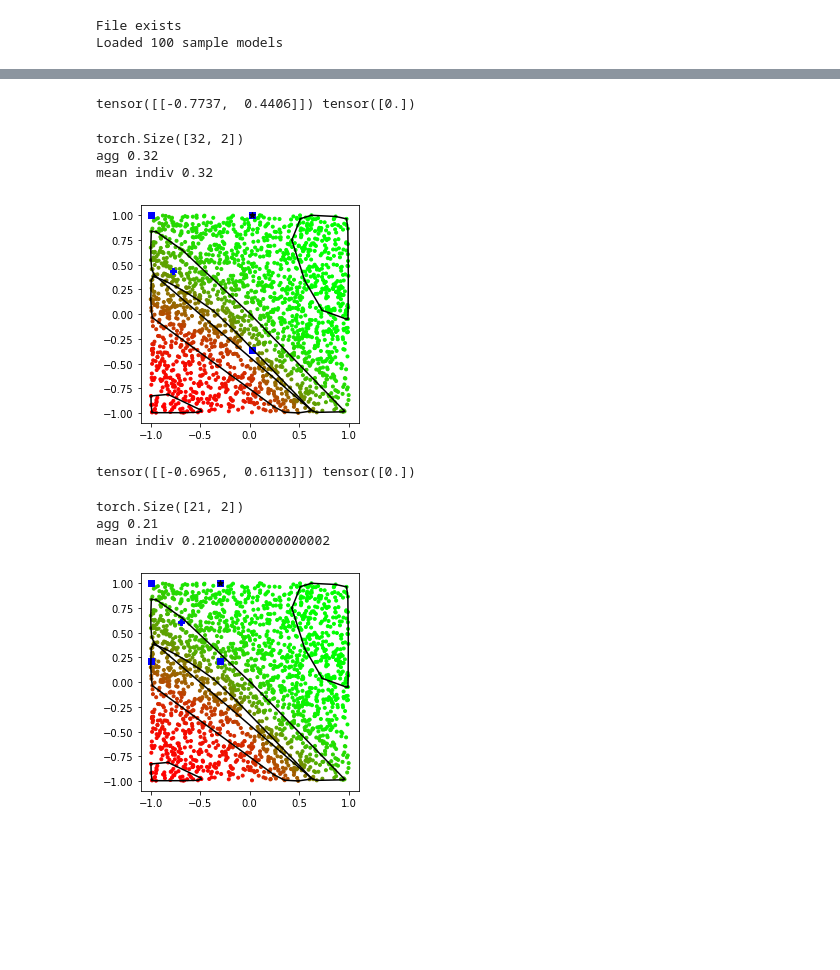
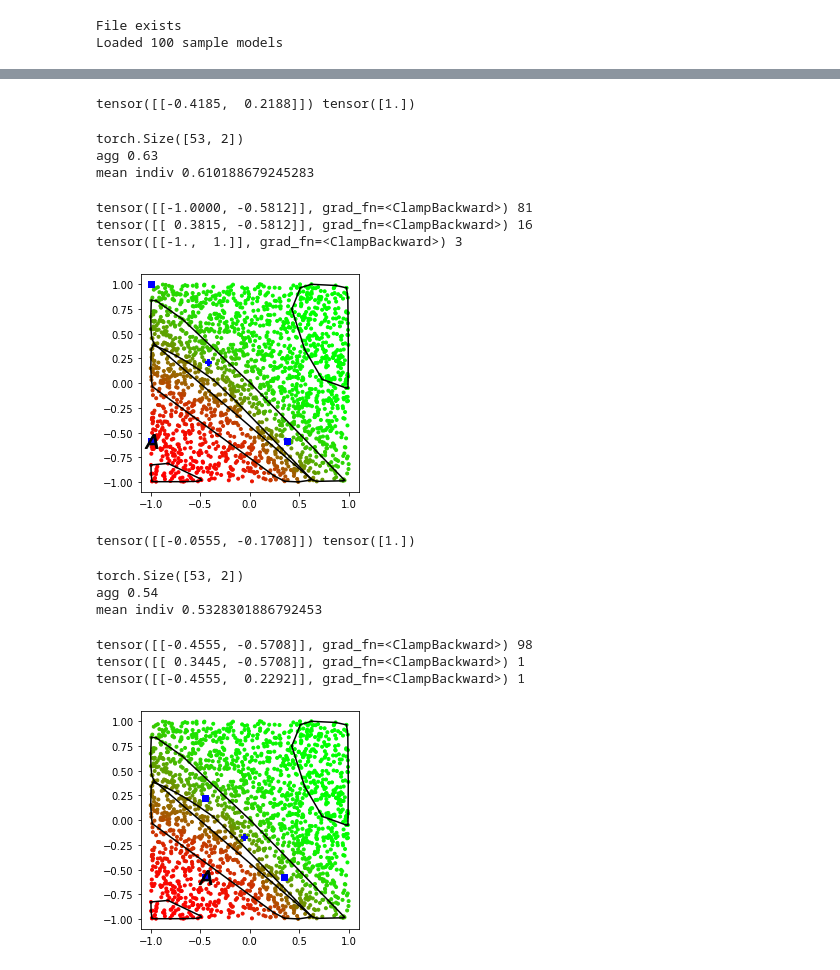
Before and after one commit to ashishgaurav13/adv-bnn, a Jupyter notebook: advbnn-2d.ipynb, the cells around one changed output, grey strips where cells are left out. Saved outputs shown, nothing was run; the diff lists cells and outputs as text; code cells hidden in the pictures; blank space fills up the shorter version.

```diff
--- a/advbnn-2d.ipynb
+++ b/advbnn-2d.ipynb
@@ -170,3 +170,19 @@ plt.gca().set_aspect('equal', adjustable='box'); test.plot(labels=sampled_models
+# %%
+def count_bins(adv_images):
+    adv_set = []
+    for adv in adv_images:
+        exists = False
+        for advv in adv_set:
+            if torch.equal(adv, advv):
+                exists = True
+        if not exists:
+            adv_set.append(adv)
+    for adv in adv_set:
+        count = 0
+        for advv in adv_images:
+            if torch.equal(adv, advv):
+                count += 1
+        print(adv, count)
 # %%
 def show_bnn_decisions(test, sampled_models, curr_image = None, adv_images = None, agg_image = None):
     X = test.inputs()
@@ -213,6 +229,7 @@ def show_bnn_decisions(test, sampled_models, curr_image = None, adv_images = Non
         plt.plot(p4[simplex, 0], p4[simplex, 1], 'k-')
     plt.scatter(X[:,0].detach(), X[:,1].detach(), color=colours, marker='.')
     if adv_images != None:
+        count_bins(adv_images)
         plt.scatter(torch.stack(adv_images).squeeze(1)[:, 0].detach(),\
                 torch.stack(adv_images).squeeze(1)[:, 1].detach(), color=(0,0,1), marker='s')
     if curr_image != None:
@@ -221,9 +238,10 @@ def show_bnn_decisions(test, sampled_models, curr_image = None, adv_images = Non
     if agg_image != None:
         agg_image = agg_image.view(1, 2)
         plt.scatter(agg_image[:, 0].detach(), agg_image[:, 1].detach(),\
-                color=(0,0,0), marker='*')
+                color=(0,0,0), marker='$A$', s=12*16)
     plt.gca().set_aspect('equal', adjustable='box')
     plt.show()
+    return pts1, pts2, pts3, pts4
 # %%
 def forward_pass(model, images, loss_target = None):
     output = model(images)
@@ -252,7 +270,7 @@ def how_many_can_it_fool(sampled_models, eps, saliency):
     return fool/len(sampled_models)
 # %%
 # Collect noises (saliencies)
-def get_images(EPS):
+def get_images(EPS, other_target):
     saliencies = []
     how_many_fooled = []
     torch.set_printoptions(sci_mode=False)
@@ -264,7 +282,7 @@ def get_images(EPS):
         # Note that we just have to ensure this class is different from targets
         images.grad = None
         images.requires_grad = True
-        old_class = forward_pass(sampled_models[k], images, [torch.nn.NLLLoss(), torch.tensor([1])])
+        old_class = forward_pass(sampled_models[k], images, [torch.nn.NLLLoss(), torch.tensor([other_target])])
         # Compute adversarial example
         new_images = otcm(images, EPS, images.grad.sign())
         adv_images += [new_images]
@@ -291,0 +306,2 @@ show_bnn_decisions(test, sampled_models)
+# %%
+pts1, pts2, pts3, pts4 = show_bnn_decisions(test, sampled_models)
@@ -322,20 +361,26 @@ mean indiv 0.5283018867924527
 # %%
-images, targets = pts4[np.random.choice(len(pts4))], torch.tensor([0.])
+images, targets, other_target = pts4[np.random.choice(len(pts4))], torch.tensor([1.]), 0
 print(images, targets)
-show_bnn_decisions(test, sampled_models, *get_images(0.8))
+_, _, _, _ = show_bnn_decisions(test, sampled_models, *get_images(0.8, other_target))
 # %% [output]
-tensor([[-0.7737,  0.4406]]) tensor([0.])
+tensor([[-0.4185,  0.2188]]) tensor([1.])
-torch.Size([32, 2])
-agg 0.32
-mean indiv 0.32
+torch.Size([53, 2])
+agg 0.63
+mean indiv 0.610188679245283
+tensor([[-1.0000, -0.5812]], grad_fn=<ClampBackward>) 81
+tensor([[ 0.3815, -0.5812]], grad_fn=<ClampBackward>) 16
+tensor([[-1.,  1.]], grad_fn=<ClampBackward>) 3
-[figure, old version]
+[figure, new version]
 # %%
-images, targets = pts4[np.random.choice(len(pts4))], torch.tensor([0.])
+images, targets, other_target = pts4[np.random.choice(len(pts4))], torch.tensor([1.]), 0
 print(images, targets)
-show_bnn_decisions(test, sampled_models, *get_images(0.4))
+_, _, _, _ = show_bnn_decisions(test, sampled_models, *get_images(0.4, other_target))
 # %% [output]
-tensor([[-0.6965,  0.6113]]) tensor([0.])
+tensor([[-0.0555, -0.1708]]) tensor([1.])
-torch.Size([21, 2])
-agg 0.21
-mean indiv 0.21000000000000002
+torch.Size([53, 2])
+agg 0.54
+mean indiv 0.5328301886792453
+tensor([[-0.4555, -0.5708]], grad_fn=<ClampBackward>) 98
+tensor([[ 0.3445, -0.5708]], grad_fn=<ClampBackward>) 1
+tensor([[-0.4555,  0.2292]], grad_fn=<ClampBackward>) 1
-[figure, old version]
+[figure, new version]
```
Also changed, not shown: parts of 8 cells of this notebook.
